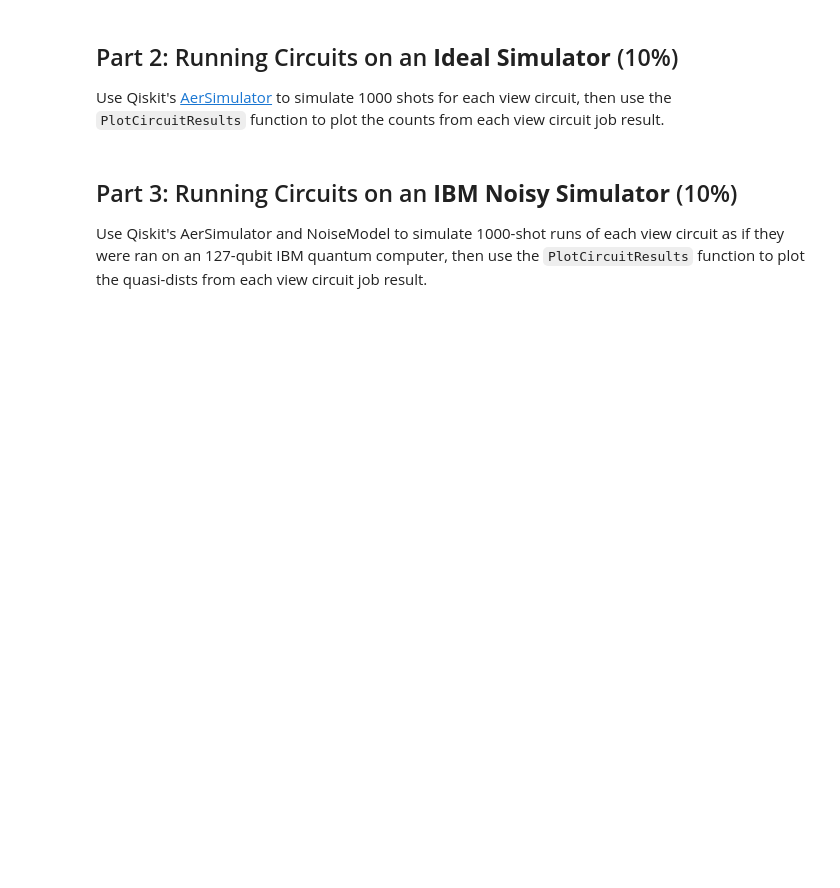
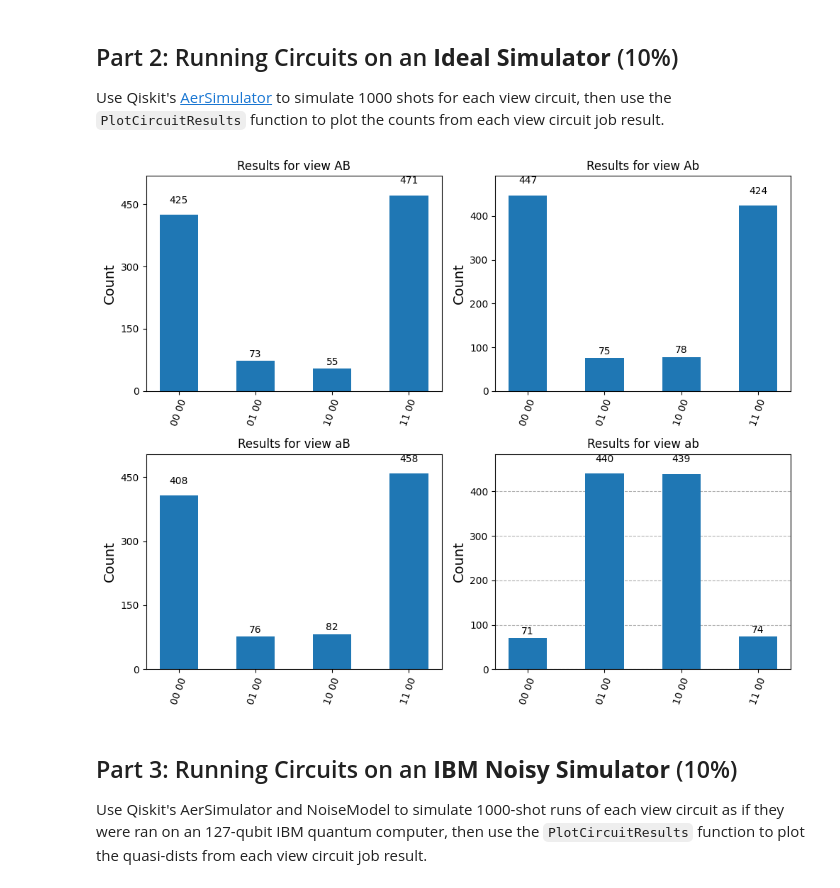
Before and after one commit to LukeJ2024/QuantumComp, a Jupyter notebook: CHSH Inequality Experiments.ipynb, the cells around one changed output. Saved outputs shown, nothing was run; the diff lists cells and outputs as text; code cells hidden in the pictures; blank space fills up the shorter version.

```diff
--- a/CHSH Inequality Experiments.ipynb
+++ b/CHSH Inequality Experiments.ipynb
@@ -200,6 +243,13 @@ Use Qiskit's [AerSimulator][1] to simulate 1000 shots for each view circuit, the
 [1]: https://qiskit.github.io/qiskit-aer/stubs/qiskit_aer.AerSimulator.html
 # %%
 # YOUR CODE BELOW
+simulator = AerSimulator()
+results = simulator.run(circuits, shots=1024).result()
+circuit_results = {view: results.get_counts(i) for i, view in enumerate(views)}
+PlotCircuitResults(circuit_results)
+# YOUR CODE ABOVE
+# %% [output]
+[figure, added]
 # %% [markdown]
 ## Part 3: Running Circuits on an **IBM Noisy Simulator** (10%)
 Use Qiskit's AerSimulator and NoiseModel to simulate 1000-shot runs of each view circuit as if they were ran on an 127-qubit IBM quantum computer, then use the `PlotCircuitResults` function to plot the quasi-dists from each view circuit job result.
```
Also changed, not shown: parts of 27 cells of this notebook.
